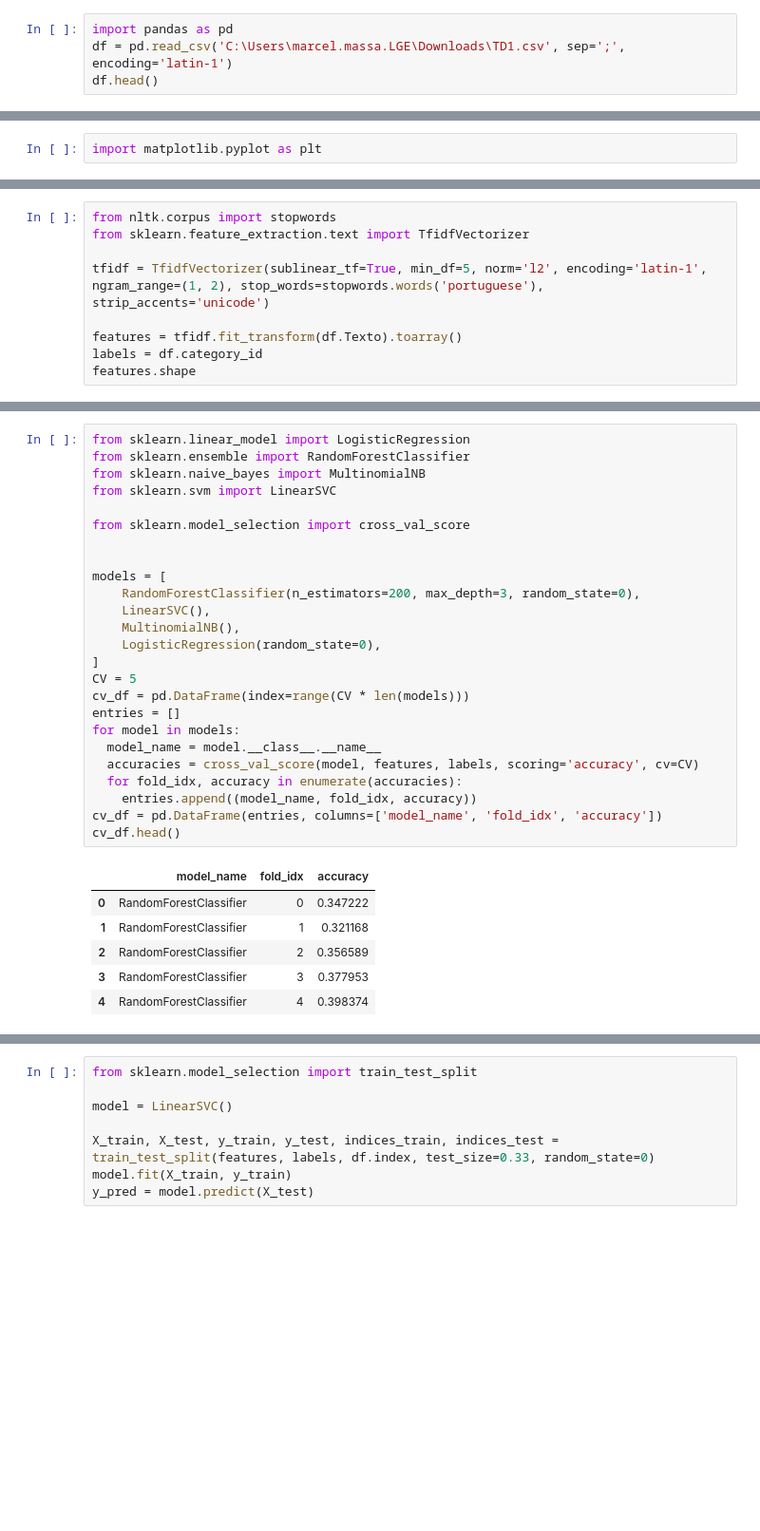
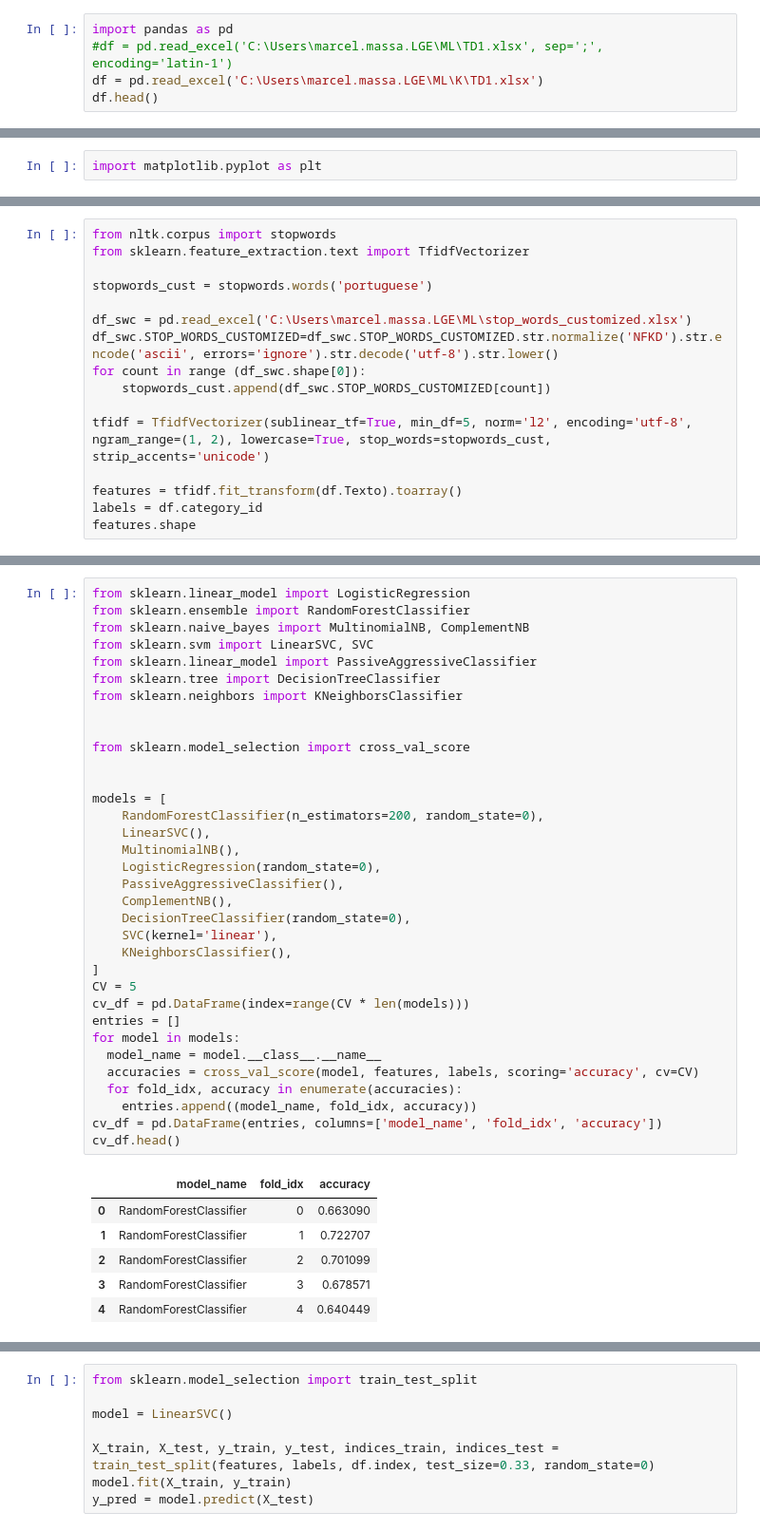
Before and after one commit to marcelmassa81/MachineLearning, a Jupyter notebook: CIC Symptom Classification.ipynb, the cells around one changed output, grey strips where cells are left out. Shown at 95% size. Cells and saved outputs as stored; diff of their text form; blank space fills up the shorter version.

```diff
--- a/CIC Symptom Classification.ipynb
+++ b/CIC Symptom Classification.ipynb
@@ -1,4 +1,5 @@
 # %%
 import pandas as pd
-df = pd.read_csv('C:\Users\marcel.massa.LGE\Downloads\TD1.csv', sep=';', encoding='latin-1')
+#df = pd.read_excel('C:\Users\marcel.massa.LGE\ML\TD1.xlsx', sep=';', encoding='latin-1')
+df = pd.read_excel('C:\Users\marcel.massa.LGE\ML\K\TD1.xlsx')
 df.head()
@@ -56,7 +43,14 @@ plt.show()
 from nltk.corpus import stopwords
 from sklearn.feature_extraction.text import TfidfVectorizer
 
-tfidf = TfidfVectorizer(sublinear_tf=True, min_df=5, norm='l2', encoding='latin-1', ngram_range=(1, 2), stop_words=stopwords.words('portuguese'), strip_accents='unicode')
+stopwords_cust = stopwords.words('portuguese')
+
+df_swc = pd.read_excel('C:\Users\marcel.massa.LGE\ML\stop_words_customized.xlsx')
+df_swc.STOP_WORDS_CUSTOMIZED=df_swc.STOP_WORDS_CUSTOMIZED.str.normalize('NFKD').str.encode('ascii', errors='ignore').str.decode('utf-8').str.lower()
+for count in range (df_swc.shape[0]):
+    stopwords_cust.append(df_swc.STOP_WORDS_CUSTOMIZED[count])
+
+tfidf = TfidfVectorizer(sublinear_tf=True, min_df=5, norm='l2', encoding='utf-8', ngram_range=(1, 2), lowercase=True, stop_words=stopwords_cust, strip_accents='unicode')
 
 features = tfidf.fit_transform(df.Texto).toarray()
 labels = df.category_id
@@ -115,35 +92,44 @@ print(clf.predict(count_vect.transform(["O aparelho esta com problemas a saida d
 # %%
 from sklearn.linear_model import LogisticRegression
 from sklearn.ensemble import RandomForestClassifier
-from sklearn.naive_bayes import MultinomialNB
-from sklearn.svm import LinearSVC
+from sklearn.naive_bayes import MultinomialNB, ComplementNB
+from sklearn.svm import LinearSVC, SVC
+from sklearn.linear_model import PassiveAggressiveClassifier
+from sklearn.tree import DecisionTreeClassifier
+from sklearn.neighbors import KNeighborsClassifier
+
 
 from sklearn.model_selection import cross_val_score
 
 
 models = [
-    RandomForestClassifier(n_estimators=200, max_depth=3, random_state=0),
+    RandomForestClassifier(n_estimators=200, random_state=0),
     LinearSVC(),
     MultinomialNB(),
     LogisticRegression(random_state=0),
+    PassiveAggressiveClassifier(),
+    ComplementNB(),
+    DecisionTreeClassifier(random_state=0),
+    SVC(kernel='linear'),
+    KNeighborsClassifier(),
 ]
 CV = 5
 cv_df = pd.DataFrame(index=range(CV * len(models)))
 entries = []
 for model in models:
   model_name = model.__class__.__name__
   accuracies = cross_val_score(model, features, labels, scoring='accuracy', cv=CV)
   for fold_idx, accuracy in enumerate(accuracies):
     entries.append((model_name, fold_idx, accuracy))
 cv_df = pd.DataFrame(entries, columns=['model_name', 'fold_idx', 'accuracy'])
 cv_df.head()
 # %% [output]
 |  | model_name | fold_idx | accuracy |
-| 0 | RandomForestClassifier | 0 | 0.347222 |
-| 1 | RandomForestClassifier | 1 | 0.321168 |
-| 2 | RandomForestClassifier | 2 | 0.356589 |
-| 3 | RandomForestClassifier | 3 | 0.377953 |
-| 4 | RandomForestClassifier | 4 | 0.398374 |
+| 0 | RandomForestClassifier | 0 | 0.663090 |
+| 1 | RandomForestClassifier | 1 | 0.722707 |
+| 2 | RandomForestClassifier | 2 | 0.701099 |
+| 3 | RandomForestClassifier | 3 | 0.678571 |
+| 4 | RandomForestClassifier | 4 | 0.640449 |
 # %%
 import seaborn as sns
 
```
Also changed, not shown: parts of 31 cells of this notebook.
